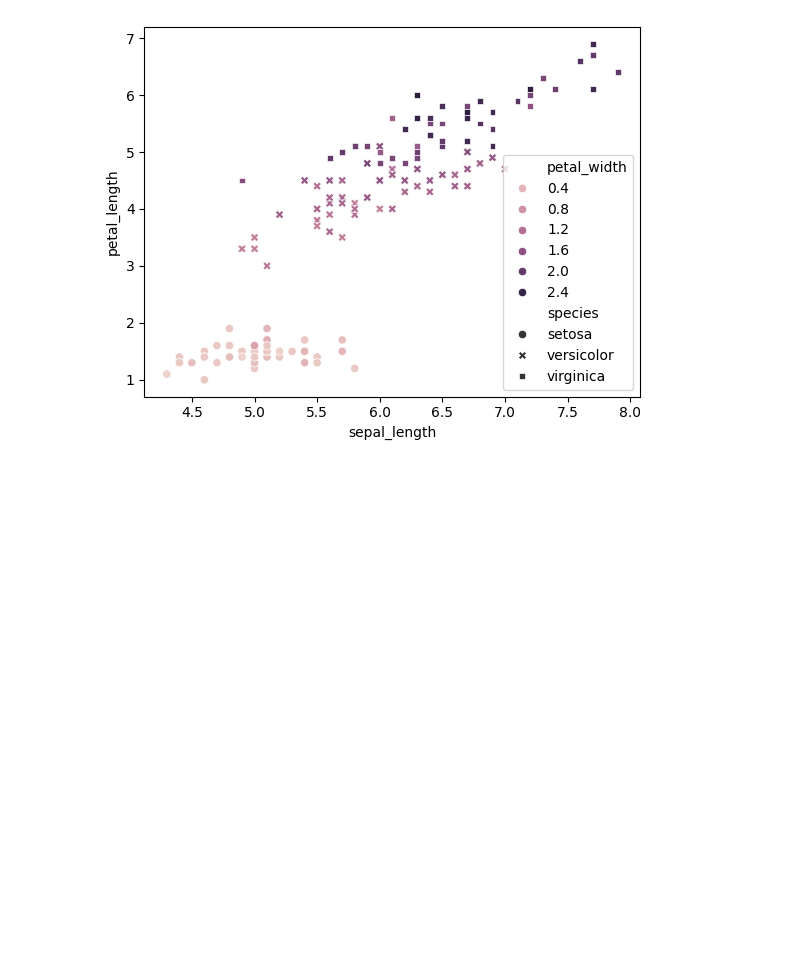
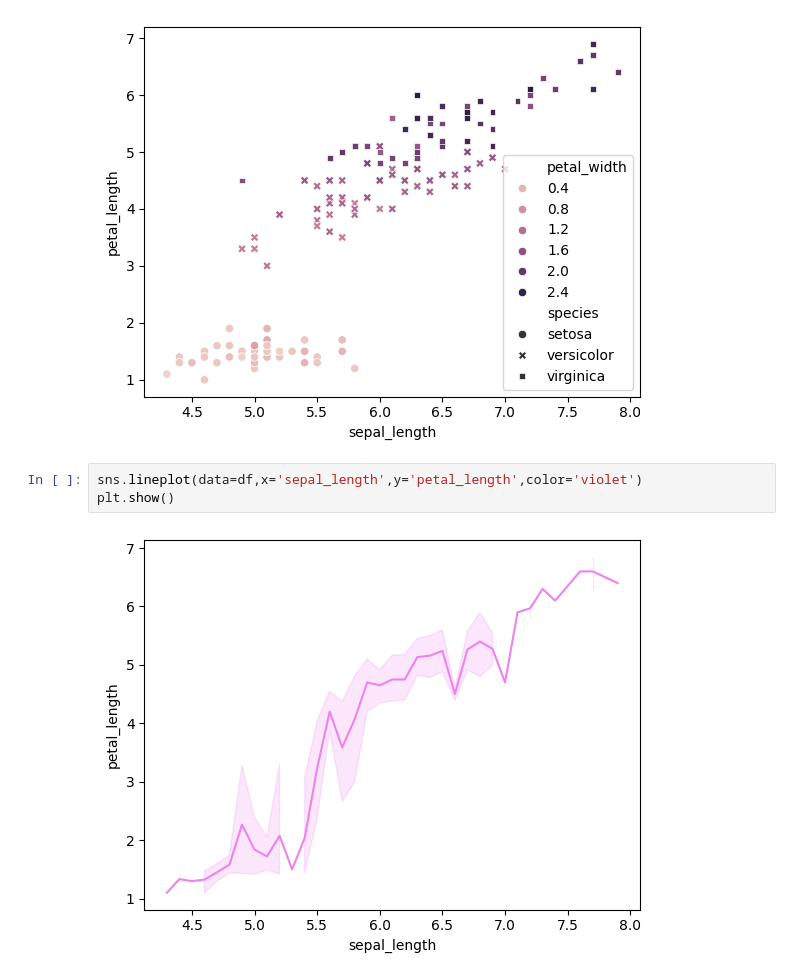
Before and after one commit to ftmshifa777/Seaborn-Visualization, a Jupyter notebook: Data_Visualization_Iris_Dataset.ipynb, the cells around one changed output. Saved outputs shown, nothing was run; the diff lists cells and outputs as text; blank space fills up the shorter version.

```diff
--- a/Data_Visualization_Iris_Dataset.ipynb
+++ b/Data_Visualization_Iris_Dataset.ipynb
@@ -50,3 +50,8 @@ sns.scatterplot(data=df,x='sepal_length',y='petal_length',style='species',hue='p
 plt.show()
 # %% [output]
 [figure]
+# %%
+sns.lineplot(data=df,x='sepal_length',y='petal_length',color='violet')
+plt.show()
+# %% [output]
+[figure, added]
```
Also changed, not shown: parts of 9 cells of this notebook.
